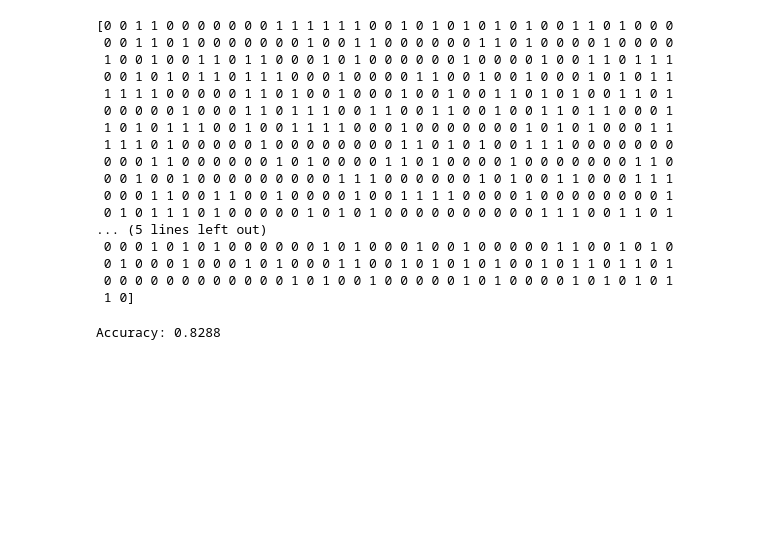
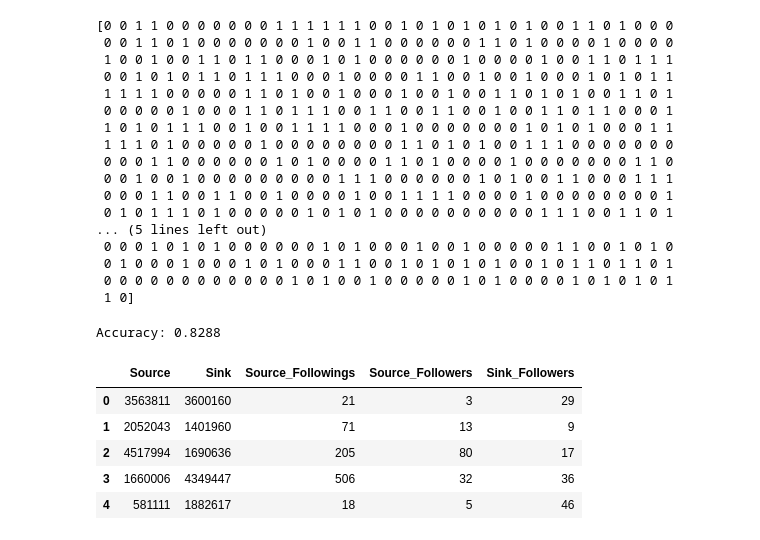
Before and after one commit to alexantoniogonzalez2/predicting-twitter-fake-connections, a Jupyter notebook: Alex_first_model.ipynb, the cells around one changed output. Saved outputs shown, nothing was run; the diff lists cells and outputs as text; code cells hidden in the pictures; blank space fills up the shorter version.

```diff
--- a/Alex_first_model.ipynb
+++ b/Alex_first_model.ipynb
@@ -279,0 +267,9 @@ Accuracy: 0.8288
+# %%
+test_data.head()
+# %% [output]
+|  | Source | Sink | Source_Followings | Source_Followers | Sink_Followers |
+| 0 | 3563811 | 3600160 | 21 | 3 | 29 |
+| 1 | 2052043 | 1401960 | 71 | 13 | 9 |
+| 2 | 4517994 | 1690636 | 205 | 80 | 17 |
+| 3 | 1660006 | 4349447 | 506 | 32 | 36 |
+| 4 | 581111 | 1882617 | 18 | 5 | 46 |
```
Also changed, not shown: parts of 13 cells of this notebook, 2 other files.
